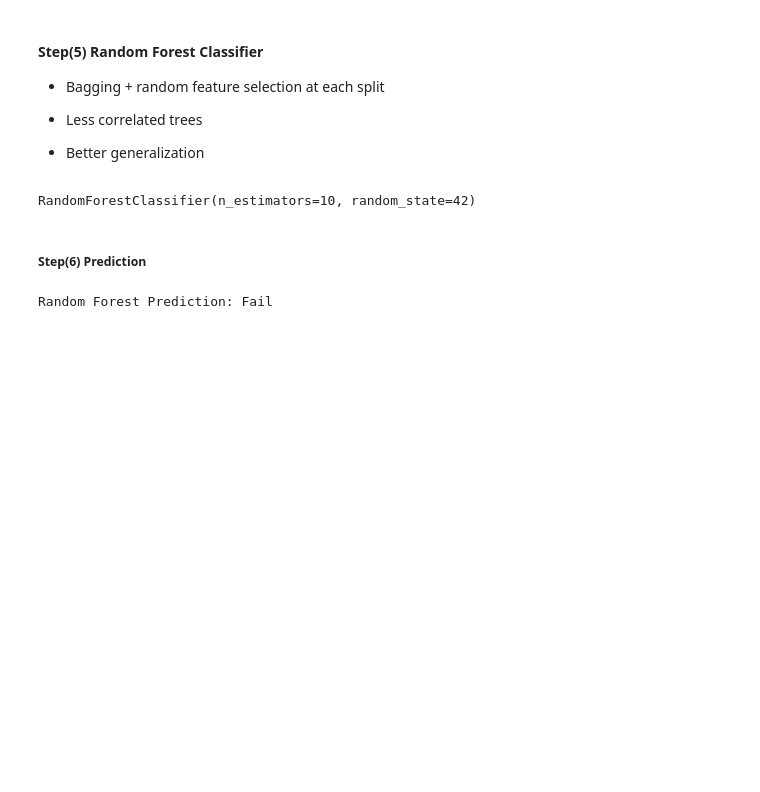
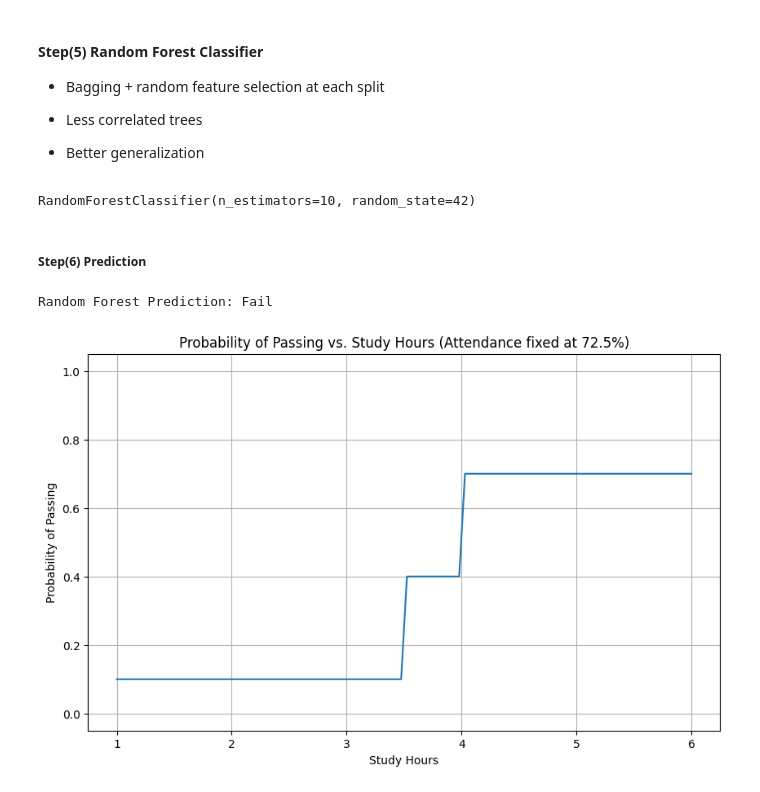
Before and after one commit to Amulyanrao7777/ML, a Jupyter notebook: baggingdandrandomforests_2.ipynb, the cells around one changed output. Saved outputs shown, nothing was run; the diff lists cells and outputs as text; code cells hidden in the pictures; blank space fills up the shorter version.

```diff
--- a/baggingdandrandomforests_2.ipynb
+++ b/baggingdandrandomforests_2.ipynb
@@ -95,3 +95,31 @@ rf_prediction = rf_model.predict(new_student)
 print("Random Forest Prediction:", "Pass" if rf_prediction[0] == 1 else "Fail")
 # %% [output]
 Random Forest Prediction: Fail
+# %%
+import numpy as np
+import matplotlib.pyplot as plt
+import seaborn as sns
+
+# Create a range of study hours for plotting
+study_hours_range = np.linspace(df['Study_Hours'].min(), df['Study_Hours'].max(), 100).reshape(-1, 1)
+
+# Fix attendance at the average value from the dataset
+fixed_attendance = df['Attendance'].mean()
+fixed_attendance_array = np.full_like(study_hours_range, fixed_attendance)
+
+# Combine to create a new dataset for prediction
+prediction_data = np.hstack((study_hours_range, fixed_attendance_array))
+
+# Get probability of class 1 (Pass) using the trained Random Forest model
+probabilities = rf_model.predict_proba(prediction_data)[:, 1]
+
+plt.figure(figsize=(10, 6))
+sns.lineplot(x=study_hours_range.flatten(), y=probabilities)
+plt.title(f'Probability of Passing vs. Study Hours (Attendance fixed at {fixed_attendance:.1f}%)')
+plt.xlabel('Study Hours')
+plt.ylabel('Probability of Passing')
+plt.ylim(-0.05, 1.05) # Ensure y-axis covers full probability range
+plt.grid(True)
+plt.show()
+# %% [output]
+[figure, added]
```
